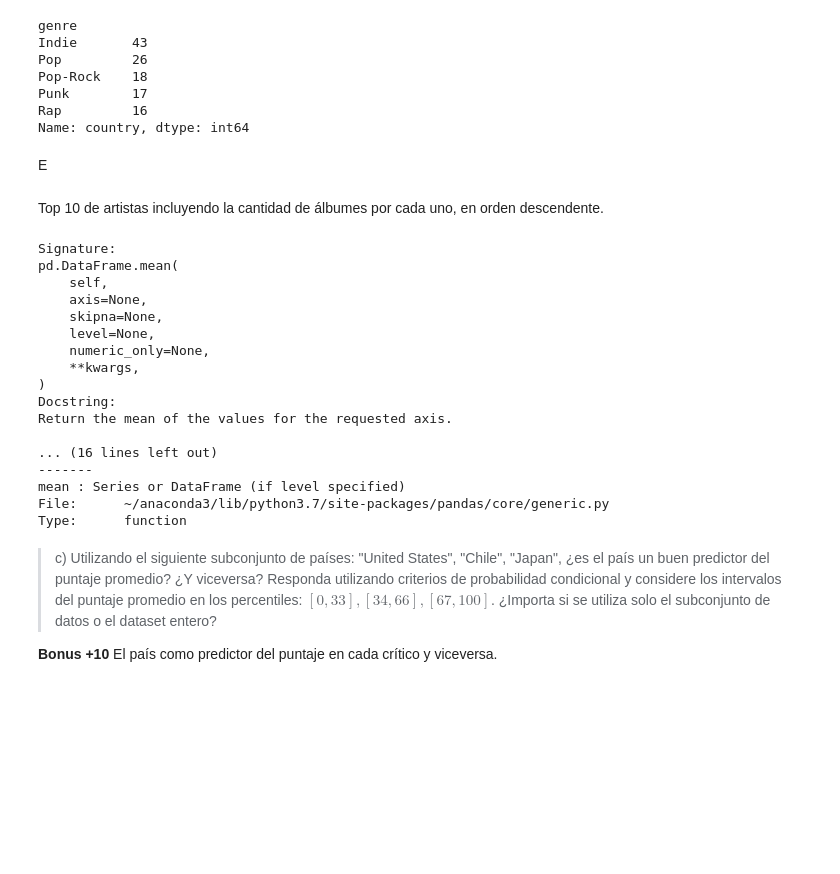
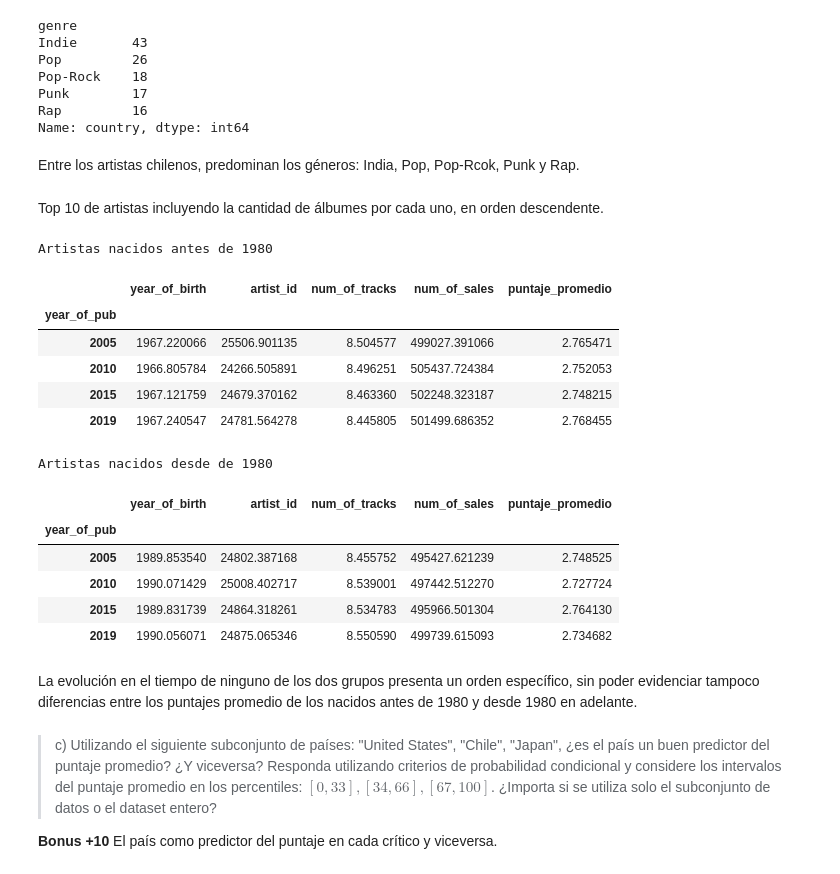
Before and after one commit to jpjorquera/Lab2-Estaca, a Jupyter notebook: Laboratorio 2.ipynb, the cells around one changed output. Saved outputs shown, nothing was run; the diff lists cells and outputs as text; code cells hidden in the pictures; blank space fills up the shorter version.

Commit message:
avance p3, b, performance segun nacimiento 1980

```diff
--- a/Laboratorio 2.ipynb
+++ b/Laboratorio 2.ipynb
@@ -522,34 +523,44 @@ Pop-Rock    18
 Punk        17
 Rap         16
 Name: country, dtype: int64
-# %% [markdown]
-E
+# %% [markdown]
+Entre los artistas chilenos, predominan los géneros: India, Pop, Pop-Rcok, Punk y Rap.
 # %% [markdown]
 Top 10 de artistas incluyendo la cantidad de álbumes por cada uno, en orden descendente.
-# %%
-#artists[['year_of_birth' > 1985]]
-#artists[artists.year_of_birth > 1985].sort_values('year_of_birth', ascending=False).head()
-albums.head()
-?pd.DataFrame.mean
-#dir(pd.DataFrame)
-# %% [output]
-Signature:
-pd.DataFrame.mean(
-    self,
-    axis=None,
-    skipna=None,
-    level=None,
-    numeric_only=None,
-    **kwargs,
-)
-Docstring:
-Return the mean of the values for the requested axis.
-
-... (16 lines left out)
--------
-mean : Series or DataFrame (if level specified)
-File:      ~/anaconda3/lib/python3.7/site-packages/pandas/core/generic.py
-Type:      function
+# %%
+# Grupos de artistas según año nacimiento: antes/después 1980, considerando evolución de
+# puntaje promedio en 2005, 2010, 2015 y 2019
+
+# Separación año de nacimiento
+antes = artists_albums[artists_albums.year_of_birth < 1980].copy()
+despues = artists_albums[artists_albums.year_of_birth >= 1980].copy()
+# Tomar años relevantes: 2005, 2010, 2015 y 2019
+antes = antes[(antes.year_of_pub == 2005) | (antes.year_of_pub == 2010) | (antes.year_of_pub == 2015) | (antes.year_of_pub == 2019)]
+despues = despues[(despues.year_of_pub == 2005) | (despues.year_of_pub == 2010) | (despues.year_of_pub == 2015) | (despues.year_of_pub == 2019)]
+# Calcular promedio por año relevante
+antes = antes.groupby('year_of_pub').mean()
+despues = despues.groupby('year_of_pub').mean()
+print('Artistas nacidos antes de 1980')
+display(antes)
+print('Artistas nacidos desde de 1980')
+display(despues)
+# %% [output]
+Artistas nacidos antes de 1980
+|  | year_of_birth | artist_id | num_of_tracks | num_of_sales | puntaje_promedio |
+| year_of_pub |  |  |  |  |  |
+| 2005 | 1967.220066 | 25506.901135 | 8.504577 | 499027.391066 | 2.765471 |
+| 2010 | 1966.805784 | 24266.505891 | 8.496251 | 505437.724384 | 2.752053 |
+| 2015 | 1967.121759 | 24679.370162 | 8.463360 | 502248.323187 | 2.748215 |
+| 2019 | 1967.240547 | 24781.564278 | 8.445805 | 501499.686352 | 2.768455 |
+Artistas nacidos desde de 1980
+|  | year_of_birth | artist_id | num_of_tracks | num_of_sales | puntaje_promedio |
+| year_of_pub |  |  |  |  |  |
+| 2005 | 1989.853540 | 24802.387168 | 8.455752 | 495427.621239 | 2.748525 |
+| 2010 | 1990.071429 | 25008.402717 | 8.539001 | 497442.512270 | 2.727724 |
+| 2015 | 1989.831739 | 24864.318261 | 8.534783 | 495966.501304 | 2.764130 |
+| 2019 | 1990.056071 | 24875.065346 | 8.550590 | 499739.615093 | 2.734682 |
+# %% [markdown]
+La evolución en el tiempo de ninguno de los dos grupos presenta un orden específico, sin poder evidenciar tampoco diferencias entre los puntajes promedio de los nacidos antes de 1980 y desde 1980 en adelante.
 # %% [markdown]
 >c) Utilizando el siguiente subconjunto de países: "United States", "Chile", "Japan", ¿es el país un buen predictor del puntaje promedio? ¿Y viceversa? Responda utilizando criterios de probabilidad condicional y considere los intervalos del puntaje promedio en los percentiles: $[0,33],[34,66],[67,100]$. ¿Importa si se utiliza solo el subconjunto de datos o el dataset entero?
 
```
Also changed, not shown: parts of 2 cells of this notebook.
